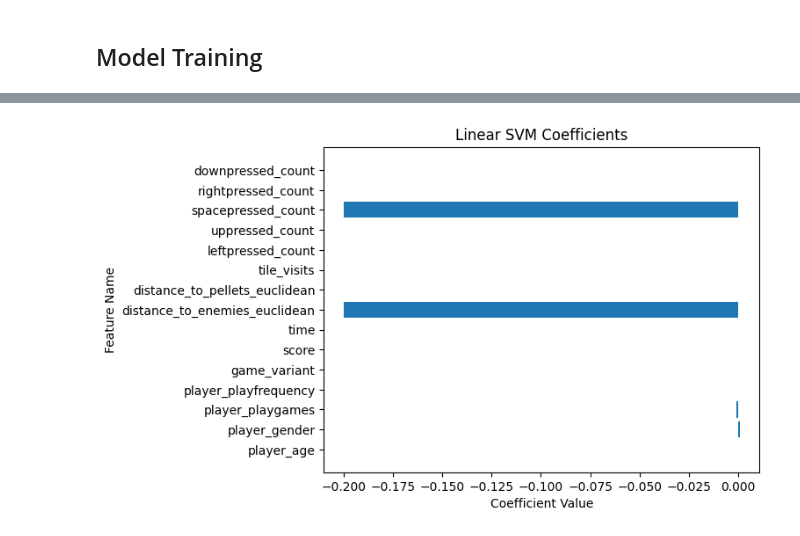
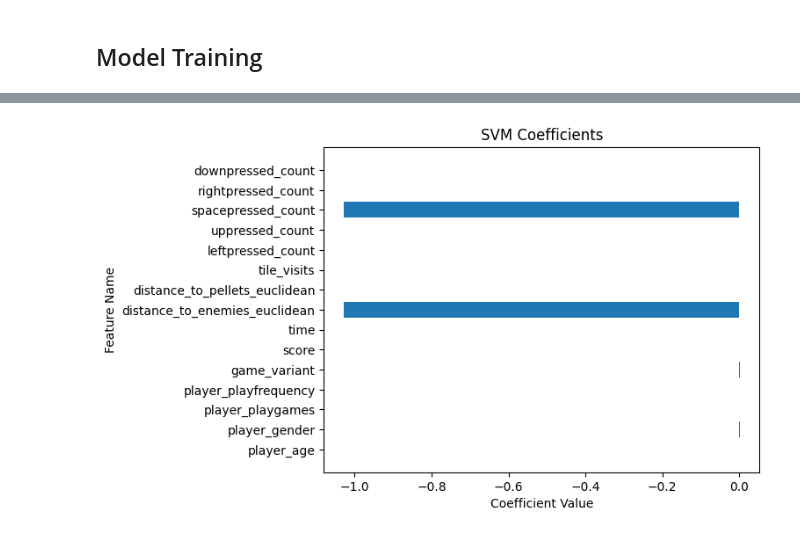
Before and after one commit to TasnimSyamim/Maze-Ball-Player-Modeling, a Jupyter notebook: AIGame_Assigment_3.ipynb, the cells around one changed output, grey strips where cells are left out. Drawn from its saved outputs; the diff is of its cells as text; code cells hidden in the pictures.

```diff
--- a/AIGame_Assigment_3.ipynb
+++ b/AIGame_Assigment_3.ipynb
@@ -788,0 +792,4 @@ SVM Accuracy: 0.5486111111111112
+# %%
+# After Normalization
+X_cleaned_norm = QuantileTransformer().fit_transform(X_cleaned)
+pd.DataFrame(X_cleaned_norm).iloc[:1000, :11].plot(figsize=(10, 4))
@@ -788,0 +799,36 @@ SVM Accuracy: 0.5486111111111112
+# %%
+def pred_model2(X, Y, Z):
+    predictions_svm = []
+    labels_svm = []
+
+    param_distributions = {
+        'C': [0.1, 0.5, 1],
+        'kernel': ['linear', 'rbf', 'poly'],
+        'gamma': ['scale', 'auto', 0.1, 1.0],
+        'decision_function_shape': ['ovo', 'ovr']
+    }
+
+    for idx in player_id:
+        istrain, istest = Z != idx, Z == idx
+        X_train, X_test = X[istrain], X[istest]
+        Y_train, Y_test = Y[istrain], Y[istest]
+
+        random_search_svm = RandomizedSearchCV(
+            SVC(), param_distributions, n_iter=10, cv=LeaveOneOut(), scoring='accuracy', n_jobs=-1)
+        random_search_svm.fit(X_train, Y_train)
+
+        best_model_svm = random_search_svm.best_estimator_
+        print(f"Best parameters: {random_search_svm.best_params_}")
+
+        Y_predicted_svm = best_model_svm.predict(X_test)
+
+        predictions_svm.append(Y_predicted_svm)
+        labels_svm.append(Y_test)
+
+    accuracy_svm = accuracy_score(np.concatenate(
+        labels_svm), np.concatenate(predictions_svm))
+    print("SVM Accuracy:", accuracy_svm)
+
+    return best_model_svm
+# %%
+model_svm = pred_model2(X_cleaned_norm, Y_cleaned, Z)
@@ -799,12 +863,12 @@ print(coefficients)
 # %%
 # Get the coefficients and feature names
 coefficients = model_svm.coef_.flatten()
 
 # Plot the coefficients
 plt.barh(feature_names, coefficients)
 plt.xlabel('Coefficient Value')
 plt.ylabel('Feature Name')
-plt.title('Linear SVM Coefficients')
+plt.title('SVM Coefficients')
 plt.show()
 # %% [output]
-[figure, old version]
+[figure, new version]
```
Also changed, not shown: parts of 13 cells of this notebook.
